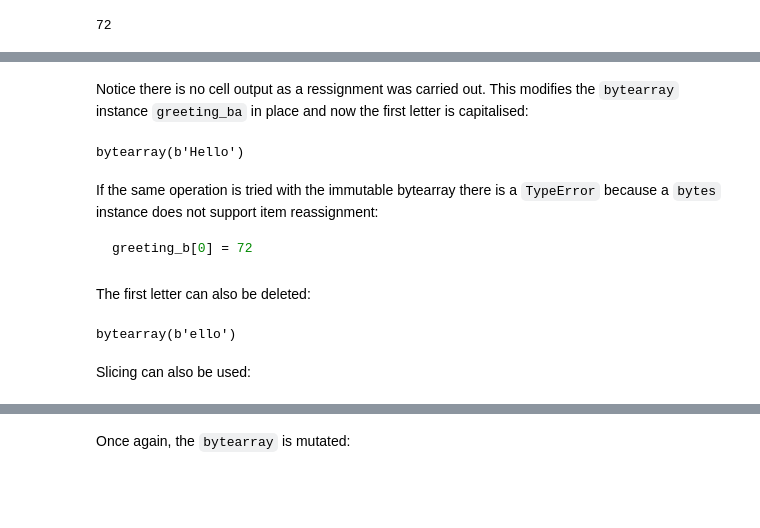
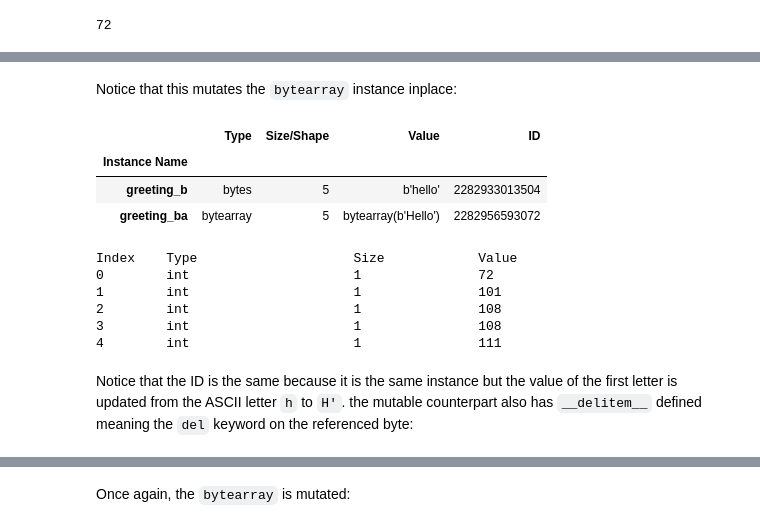
Before and after one commit to PhilipYip1988/python-notebooks, a Jupyter notebook: builtins_module_bytearray/notebook.ipynb, the cells around one changed output, grey strips where cells are left out. Drawn from its saved outputs; the diff is of its cells as text; code cells hidden in the pictures; blank space fills up the shorter version.

````diff
--- a/builtins_module_bytearray/notebook.ipynb
+++ b/builtins_module_bytearray/notebook.ipynb
@@ -310,17 +239,23 @@
 # %%
 greeting_ba[0] = 72
-# %% [markdown]
-Notice there is no cell output as a ressignment was carried out. This modifies the ```bytearray``` instance ```greeting_ba``` in place and now the first letter is capitalised:
-# %%
-greeting_ba
-# %% [output]
-bytearray(b'Hello')
-# %% [markdown]
-If the same operation is tried with the immutable bytearray there is a ```TypeError``` because a ```bytes``` instance does not support item reassignment:
-
-```python
-greeting_b[0] = 72
-```
-# %% [markdown]
-The first letter can also be deleted:
+# %% [markdown]
+Notice that this mutates the ```bytearray``` instance inplace:
+# %%
+variables(show_id=True).loc[['greeting_b', 'greeting_ba']]
+# %% [output]
+|  | Type | Size/Shape | Value | ID |
+| Instance Name |  |  |  |  |
+| greeting_b | bytes | 5 | b'hello' | 2282933013504 |
+| greeting_ba | bytearray | 5 | bytearray(b'Hello') | 2282956593072 |
+# %%
+view(greeting_ba)
+# %% [output]
+Index    Type                    Size            Value
+0        int                     1               72
+1        int                     1               101
+2        int                     1               108
+3        int                     1               108
+4        int                     1               111
+# %% [markdown]
+Notice that the ID is the same because it is the same instance but the value of the first letter is updated from the ASCII letter ```h``` to ```H'```. the mutable counterpart also has ```__delitem__``` defined meaning the ```del``` keyword on the referenced byte:
 # %%
@@ -328,6 +262,0 @@ del greeting_ba[0]
-# %%
-greeting_ba
-# %% [output]
-bytearray(b'ello')
-# %% [markdown]
-Slicing can also be used:
````
Also changed, not shown: parts of 236 cells of this notebook, 4 other files.
